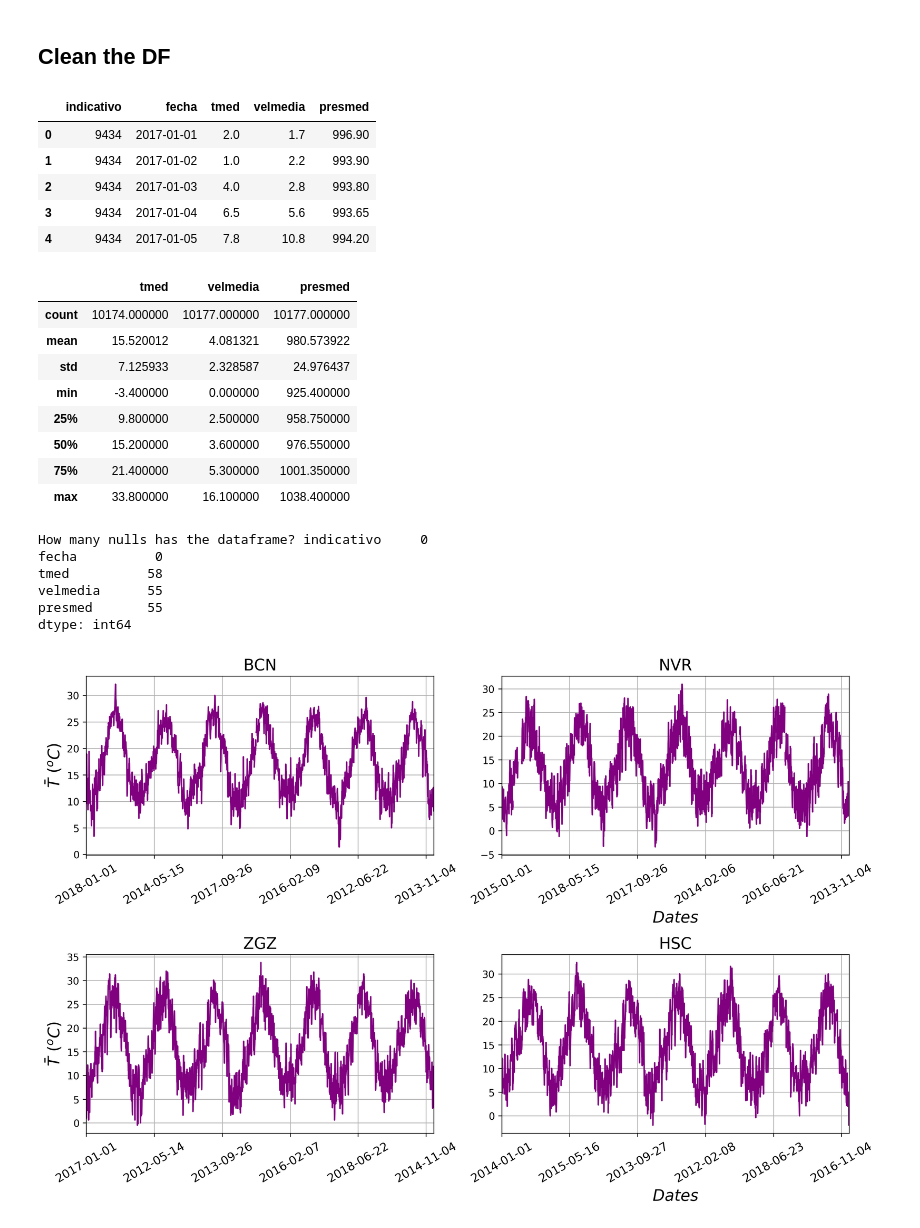
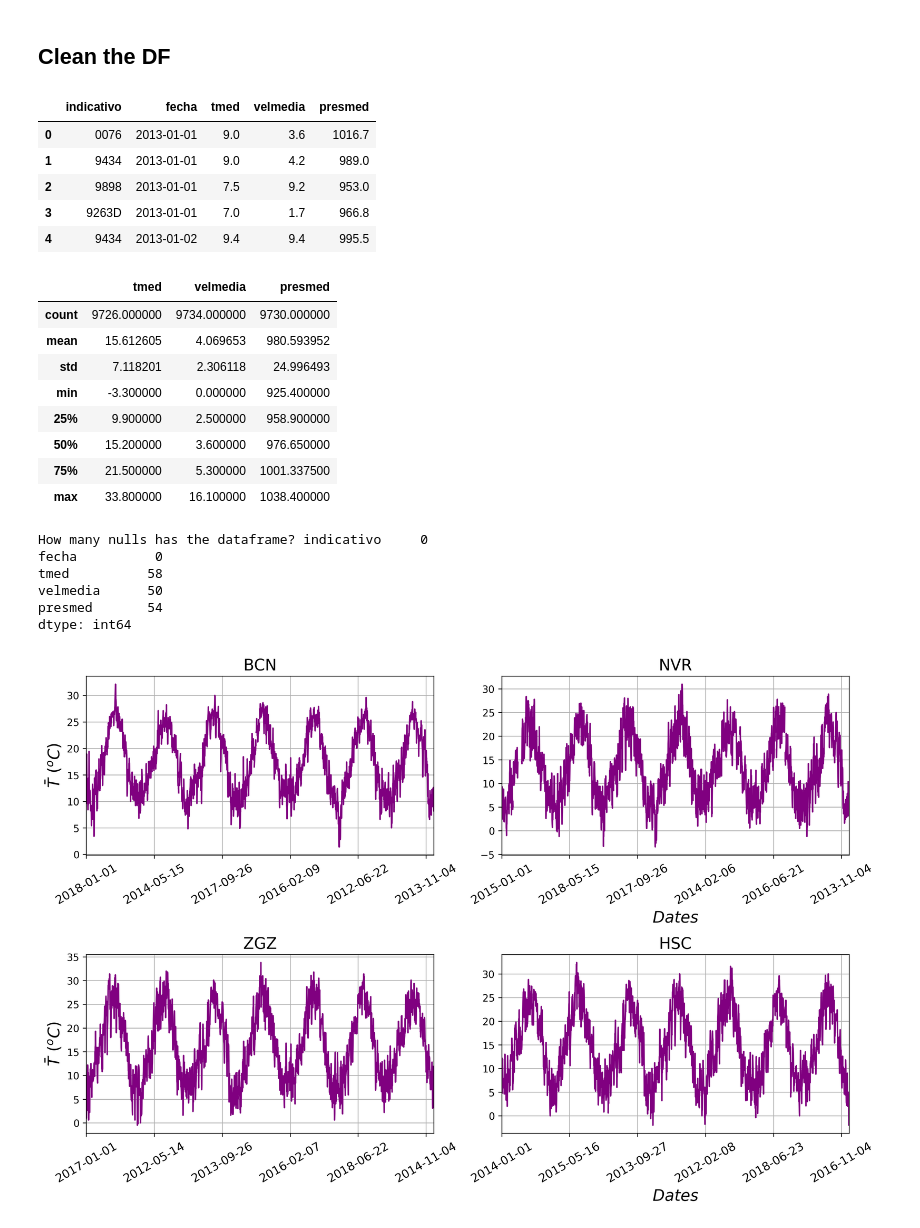
Before and after one commit to TsspGit/Rn_Time_Series, a Jupyter notebook: AEMET/Codes_Daily/First_Data_Handling.ipynb, the cells around one changed output. Drawn from its saved outputs; the diff is of its cells as text; code cells hidden in the pictures.

```diff
--- a/AEMET/Codes_Daily/First_Data_Handling.ipynb
+++ b/AEMET/Codes_Daily/First_Data_Handling.ipynb
@@ -5,28 +5,28 @@ import matplotlib.pyplot as plt
 # %% [markdown]
 ## Clean the DF
 # %%
-DF = pd.read_csv('~/Rn_Weekly_NN/AEMET/Data/Daily/BCN_ZGZ_PMP_Daily2012-2018.csv', usecols=range(1, 8))
+DF = pd.read_csv('~/Rn_Weekly_NN/AEMET/Data/Daily/BCN_ZGZ_PMP_Huesca_Daily2013-2019.csv', usecols=range(1, 8))
 DF['presmed'] = DF[['presMax', 'presMin']].mean(axis=1)
 DF = DF.drop(['dir', 'presMax', 'presMin'], axis=1)
 DF.head()
 # %% [output]
 |  | indicativo | fecha | tmed | velmedia | presmed |
-| 0 | 9434 | 2017-01-01 | 2.0 | 1.7 | 996.90 |
-| 1 | 9434 | 2017-01-02 | 1.0 | 2.2 | 993.90 |
-| 2 | 9434 | 2017-01-03 | 4.0 | 2.8 | 993.80 |
-| 3 | 9434 | 2017-01-04 | 6.5 | 5.6 | 993.65 |
-| 4 | 9434 | 2017-01-05 | 7.8 | 10.8 | 994.20 |
+| 0 | 0076 | 2013-01-01 | 9.0 | 3.6 | 1016.7 |
+| 1 | 9434 | 2013-01-01 | 9.0 | 4.2 | 989.0 |
+| 2 | 9898 | 2013-01-01 | 7.5 | 9.2 | 953.0 |
+| 3 | 9263D | 2013-01-01 | 7.0 | 1.7 | 966.8 |
+| 4 | 9434 | 2013-01-02 | 9.4 | 9.4 | 995.5 |
 # %%
 DF.describe()
 # %% [output]
 |  | tmed | velmedia | presmed |
-| count | 10174.000000 | 10177.000000 | 10177.000000 |
-| mean | 15.520012 | 4.081321 | 980.573922 |
-| std | 7.125933 | 2.328587 | 24.976437 |
-| min | -3.400000 | 0.000000 | 925.400000 |
-| 25% | 9.800000 | 2.500000 | 958.750000 |
-| 50% | 15.200000 | 3.600000 | 976.550000 |
-| 75% | 21.400000 | 5.300000 | 1001.350000 |
+| count | 9726.000000 | 9734.000000 | 9730.000000 |
+| mean | 15.612605 | 4.069653 | 980.593952 |
+| std | 7.118201 | 2.306118 | 24.996493 |
+| min | -3.300000 | 0.000000 | 925.400000 |
+| 25% | 9.900000 | 2.500000 | 958.900000 |
+| 50% | 15.200000 | 3.600000 | 976.650000 |
+| 75% | 21.500000 | 5.300000 | 1001.337500 |
 | max | 33.800000 | 16.100000 | 1038.400000 |
 # %%
 print('How many nulls has the dataframe?', DF.isnull().sum())
@@ -34,8 +34,8 @@ print('How many nulls has the dataframe?', DF.isnull().sum())
 How many nulls has the dataframe? indicativo     0
 fecha          0
 tmed          58
-velmedia      55
-presmed       55
+velmedia      50
+presmed       54
 dtype: int64
 # %%
 def DF_subplots2x2(df_list, xcol, ycol, titles, ylabel='', xlabel='', c='purple', save=False, v=''):
```
Also changed, not shown: parts of 18 cells of this notebook, 10 other files.
